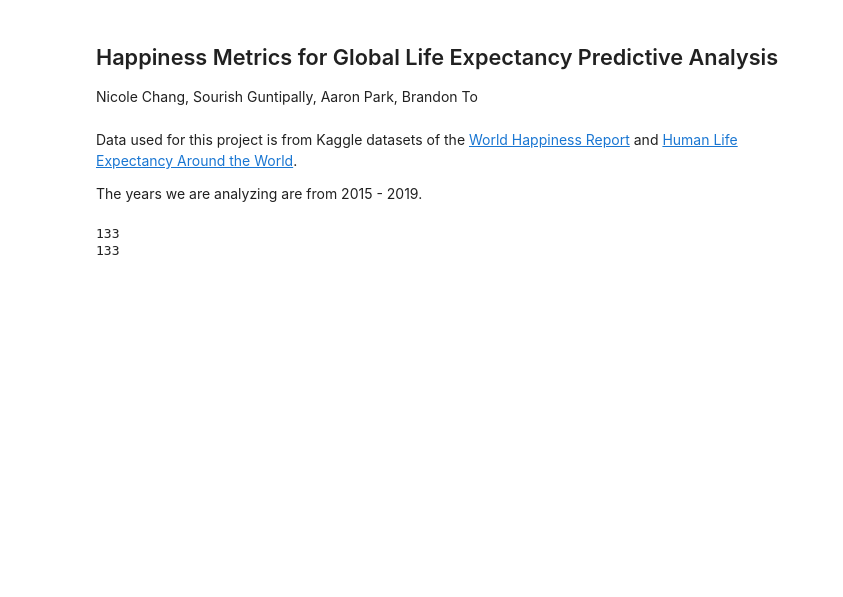
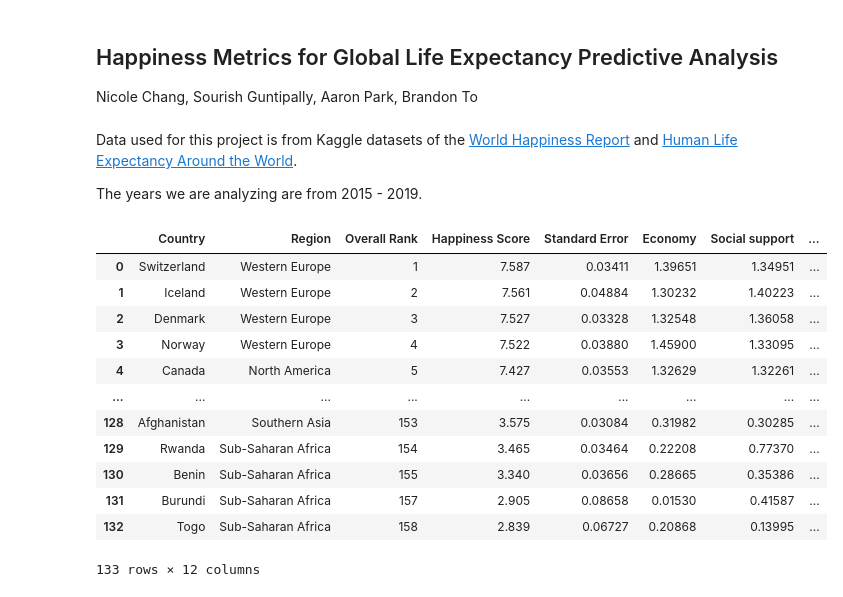
Before and after one commit to SourBob39/Happy_Planet_Analysis, a Jupyter notebook: Happiness-Metrics-for-Global-Life-Expectancy-Predictive-Analysis.ipynb, the cells around one changed output. Saved outputs shown, nothing was run; the diff lists cells and outputs as text; code cells hidden in the pictures; blank space fills up the shorter version.

```diff
--- a/Happiness-Metrics-for-Global-Life-Expectancy-Predictive-Analysis.ipynb
+++ b/Happiness-Metrics-for-Global-Life-Expectancy-Predictive-Analysis.ipynb
@@ -36,28 +38,28 @@ dataWHR2018 = pd.read_csv('2018.csv') #WHR
 dataWHR2019 = pd.read_csv('2019.csv') #WHR
 # %%
 #Configuring HLE dataframe
-dataHLE = dataHLE.loc[dataHLE['Level'] == 'National']
-dfHLE = dataHLE.set_index('Country')
+dataHLE_NSN = dataHLE.set_index('Level')
+dataHLE_NSN = dataHLE_NSN.drop('subnational')
 # %%
 #Configuring data into dataframes that are easier to use
 
 #Labels are the names of the measurements (countries) for all 5 years
-labels = [dataWHR2015['Country'].astype(str), dataWHR2016['Country'].astype(str), dataWHR2017['Country'].astype(str),dataWHR2018['Country'].astype(str), dataWHR2019['Country'].astype(str)]
+labels = [dataWHR2015['Country'].astype(str), dataWHR2016['Country'].astype(str), dataWHR2017['Country'].astype(str),dataWHR2018['Country'].astype(str), dataWHR2019['Country'].astype(str), dataHLE_NSN['Country'].astype(str)]
 #dictionary to track countries participation in all 5 years
 recurringCountries = {}
 
 for i in range(len(dataWHR2015['Country'])):
     recurringCountries[labels[0][i]] = 1
 
-for year in range(4):                                                      #Iterates for each year after 2015
+for year in range(5):                                                      #Iterates for each year after 2015
     for countryind in range(len(dataWHR2015['Country'])):                  #Iterates through country labels for 2015
         for matchind in range(len(labels[year+1][:])):                     #Finds matches between 2015 label and other years
             if labels[0][countryind] == labels[year+1][matchind]:
                 recurringCountries[labels[0][countryind]] += 1
 
-#delete all the countries that don't appear in every year out of the dictionary for year 2015
+#delete all the countries that don't appear in every year out of the dictionary
 for i in range(len(recurringCountries)):
-    if recurringCountries[labels[0][i]] < 5:
+    if recurringCountries[labels[0][i]] < 6:
         recurringCountries.pop(labels[0][i])
 # %%
 #creating lists of the countries to delete using the WHR dictionary
@@ -105,30 +107,55 @@ for i in range(len(dfHLE.index)):
 dfWHR2015 = dataWHR2015.set_index('Country')
 dfWHR2015 = dfWHR2015.drop(del_countries2015)
 dfWHR2015 = dfWHR2015.drop('Syria')
+dfWHR2015 = dfWHR2015.reset_index()
 
 dfWHR2016 = dataWHR2016.set_index('Country')
 dfWHR2016 = dfWHR2016.drop(del_countries2016)
 dfWHR2016 = dfWHR2016.drop('Syria')
+dfWHR2016 = dfWHR2016.reset_index()
 
 dfWHR2017 = dataWHR2017.set_index('Country')
 dfWHR2017 = dfWHR2017.drop(del_countries2017)
 dfWHR2017 = dfWHR2017.drop('Syria')
+dfWHR2017 = dfWHR2017.reset_index()
 
 dfWHR2018 = dataWHR2018.set_index('Country')
 dfWHR2018 = dfWHR2018.drop(del_countries2018)
 dfWHR2018 = dfWHR2018.drop('Syria')
+dfWHR2018 = dfWHR2018.reset_index()
 
 dfWHR2019 = dataWHR2019.set_index('Country')
 dfWHR2019 = dfWHR2019.drop(del_countries2019)
 dfWHR2019 = dfWHR2019.drop('Syria')
+dfWHR2019 = dfWHR2019.reset_index()
 
+
+dfHLE = dataHLE_NSN.set_index('Country')
+dfHLE = dfHLE.drop(del_countriesHLE)
 dfHLE = dfHLE.drop('Syria')
-dfHLE = dfHLE.drop(del_countriesHLE)
+dfHLE = dfHLE.reset_index()
+
 dfHLE2015 = dfHLE['2015'] #data frame HLE 2015
 dfHLE2016 = dfHLE['2016'] #data frame HLE 2016
 dfHLE2017 = dfHLE['2017'] #data frame HLE 2017
 dfHLE2018 = dfHLE['2018'] #data frame HLE 2018
 dfHLE2019 = dfHLE['2019'] #data frame HLE 2019
+# %%
+dfWHR2016
+# %% [output]
+|  | Country | Region | Overall Rank | Happiness Score | Standard Error | Economy | Social support | ... |
+| 0 | Switzerland | Western Europe | 1 | 7.587 | 0.03411 | 1.39651 | 1.34951 | ... |
+| 1 | Iceland | Western Europe | 2 | 7.561 | 0.04884 | 1.30232 | 1.40223 | ... |
+| 2 | Denmark | Western Europe | 3 | 7.527 | 0.03328 | 1.32548 | 1.36058 | ... |
+| 3 | Norway | Western Europe | 4 | 7.522 | 0.03880 | 1.45900 | 1.33095 | ... |
+| 4 | Canada | North America | 5 | 7.427 | 0.03553 | 1.32629 | 1.32261 | ... |
+| ... | ... | ... | ... | ... | ... | ... | ... | ... |
+| 128 | Afghanistan | Southern Asia | 153 | 3.575 | 0.03084 | 0.31982 | 0.30285 | ... |
+| 129 | Rwanda | Sub-Saharan Africa | 154 | 3.465 | 0.03464 | 0.22208 | 0.77370 | ... |
+| 130 | Benin | Sub-Saharan Africa | 155 | 3.340 | 0.03656 | 0.28665 | 0.35386 | ... |
+| 131 | Burundi | Sub-Saharan Africa | 157 | 2.905 | 0.08658 | 0.01530 | 0.41587 | ... |
+| 132 | Togo | Sub-Saharan Africa | 158 | 2.839 | 0.06727 | 0.20868 | 0.13995 | ... |
+133 rows × 12 columns
 # %%
 #Second round of finding recurring countries: this time checking WHR against HLE
 
@@ -159,15 +188,15 @@ for i in range(len(dfWHR2015.index)):
 #NOTE: This cell sometimes results in an error saying ['Taiwan, Hong Kong, ...'] are not in axis--
 #run the previous 2 cells again
 
-dfWHR2015 = dfWHR2015.drop(del_countries_WHR)
+# dfWHR2015 = dfWHR2015.drop(del_countries_WHR)
 
-dfWHR2016 = dfWHR2016.drop(del_countries_WHR)
+# dfWHR2016 = dfWHR2016.drop(del_countries_WHR)
 
-dfWHR2017 = dfWHR2017.drop(del_countries_WHR)
+# dfWHR2017 = dfWHR2017.drop(del_countries_WHR)
 
-dfWHR2018 = dfWHR2018.drop(del_countries_WHR)
+# dfWHR2018 = dfWHR2018.drop(del_countries_WHR)
 
-dfWHR2019 = dfWHR2019.drop(del_countries_WHR)
+# dfWHR2019 = dfWHR2019.drop(del_countries_WHR)
 
 #I Will delete the comments below later - Sourish
 #dfHLE = dfHLE.drop(del_countries_WHR)
@@ -178,9 +207,6 @@ dfWHR2019 = dfWHR2019.drop(del_countries_WHR)
 #dfHLE2019 = dfHLE2019.drop(del_countries_WHR) #data frame HLE 2019
 #print(len(dfHLE))
 #print(len(dfWHR2015))
-# %% [output]
-133
-133
 # %%
 # if you want to drop columns, here's an example below
 #data_with_index1 = data_with_index1.drop(['Region', 'Standard Error'], axis=1)
```
Also changed, not shown: parts of 9 cells of this notebook.
